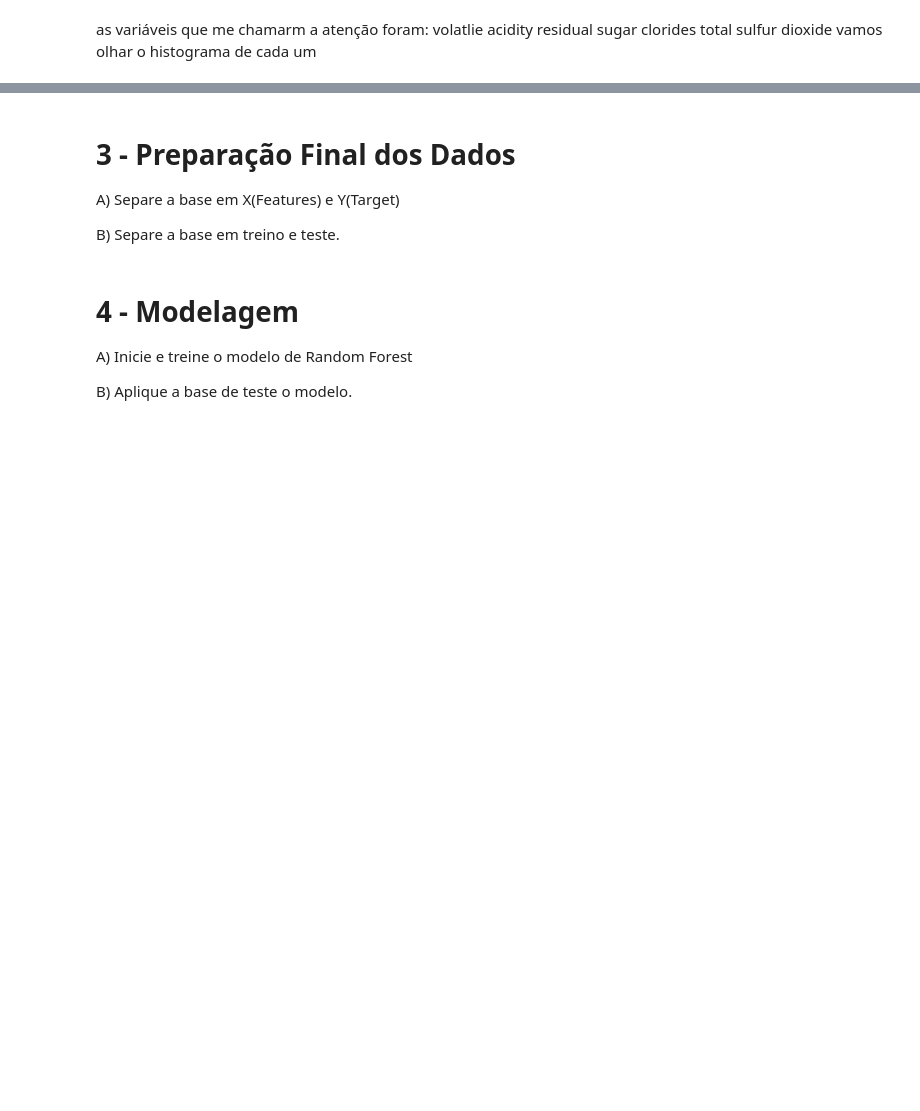
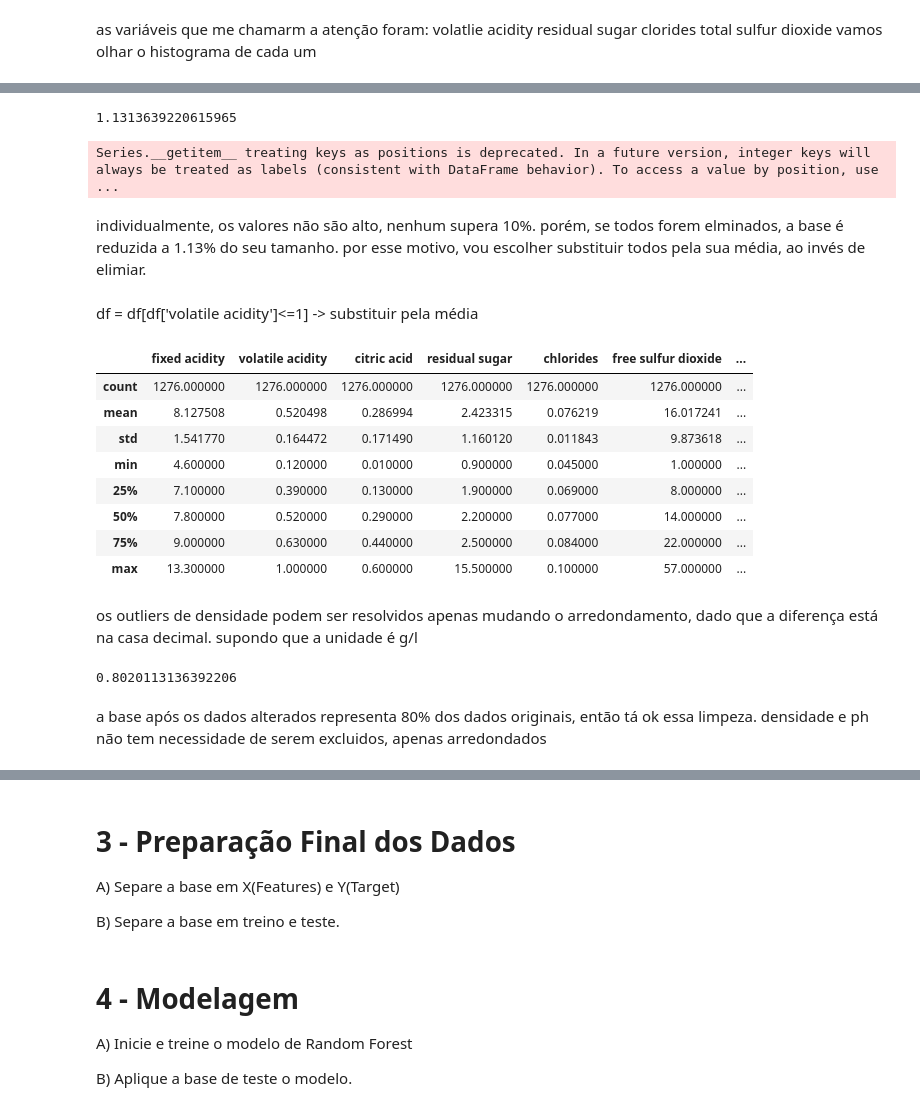
Before and after one commit to marinappdf/projetos-EBAC, a Jupyter notebook: Random Forest/Cientista de Dados Pratique M32.ipynb, the cells around one changed output, grey strips where cells are left out. Saved outputs shown, nothing was run; the diff lists cells and outputs as text; code cells hidden in the pictures; blank space fills up the shorter version.

```diff
--- a/Random Forest/Cientista de Dados Pratique M32.ipynb
+++ b/Random Forest/Cientista de Dados Pratique M32.ipynb
@@ -207,0 +259,37 @@ px.histogram(df,
+# %%
+print(df[df[campo] >= dsup.loc[campo]['IQR']].count()[0]/qtd_base_original*100)
+# %% [output]
+1.1313639220615965
+Series.__getitem__ treating keys as positions is deprecated. In a future version, integer keys will always be treated as labels (consistent with DataFrame behavior). To access a value by position, use ...
+# %% [markdown]
+individualmente, os valores não são alto, nenhum supera 10%. porém, se todos forem elminados, a base é reduzida a 1.13% do seu tamanho.
+por esse motivo, vou escolher substituir todos pela sua média, ao invés de elimiar.
+# %% [markdown]
+df = df[df['volatile acidity']<=1] -> substituir pela média
+# %%
+df = df[df['volatile acidity']<=1]
+df = df[df['citric acid']<=0.6]
+df = df[df['chlorides']<=0.1]
+df = df[df['chlorides']>=0.045]
+df = df[df['free sulfur dioxide']<=60]
+df = df[df['total sulfur dioxide']<=150]
+# %% [output]
+|  | fixed acidity | volatile acidity | citric acid | residual sugar | chlorides | free sulfur dioxide | ... |
+| count | 1276.000000 | 1276.000000 | 1276.000000 | 1276.000000 | 1276.000000 | 1276.000000 | ... |
+| mean | 8.127508 | 0.520498 | 0.286994 | 2.423315 | 0.076219 | 16.017241 | ... |
+| std | 1.541770 | 0.164472 | 0.171490 | 1.160120 | 0.011843 | 9.873618 | ... |
+| min | 4.600000 | 0.120000 | 0.010000 | 0.900000 | 0.045000 | 1.000000 | ... |
+| 25% | 7.100000 | 0.390000 | 0.130000 | 1.900000 | 0.069000 | 8.000000 | ... |
+| 50% | 7.800000 | 0.520000 | 0.290000 | 2.200000 | 0.077000 | 14.000000 | ... |
+| 75% | 9.000000 | 0.630000 | 0.440000 | 2.500000 | 0.084000 | 22.000000 | ... |
+| max | 13.300000 | 1.000000 | 0.600000 | 15.500000 | 0.100000 | 57.000000 | ... |
+# %% [markdown]
+os outliers de densidade podem ser resolvidos apenas mudando o arredondamento, dado que a diferença está na casa decimal. supondo que a unidade é g/l
+# %%
+qdt_base_processada = df['quality'].count()
+print(qdt_base_processada/qtd_base_original)
+# %% [output]
+0.8020113136392206
+# %% [markdown]
+a base após os dados alterados representa 80% dos dados originais, então tá ok essa limpeza.
+densidade e ph não tem necessidade de serem excluidos, apenas arredondados
```
Also changed, not shown: parts of 16 cells of this notebook.
